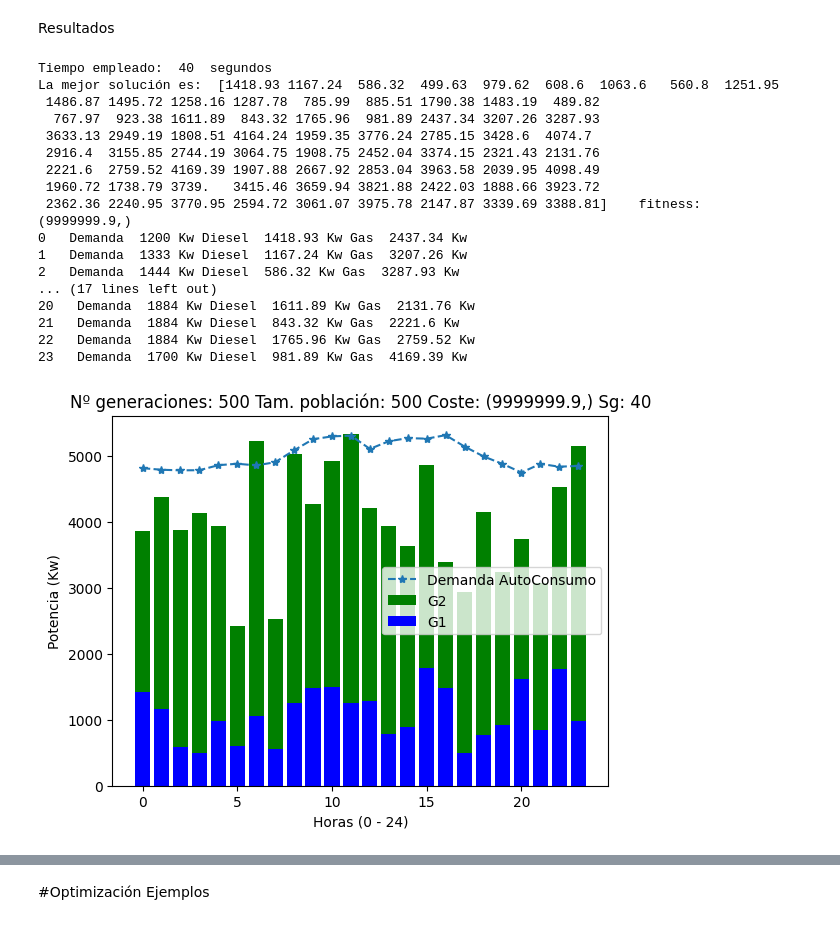
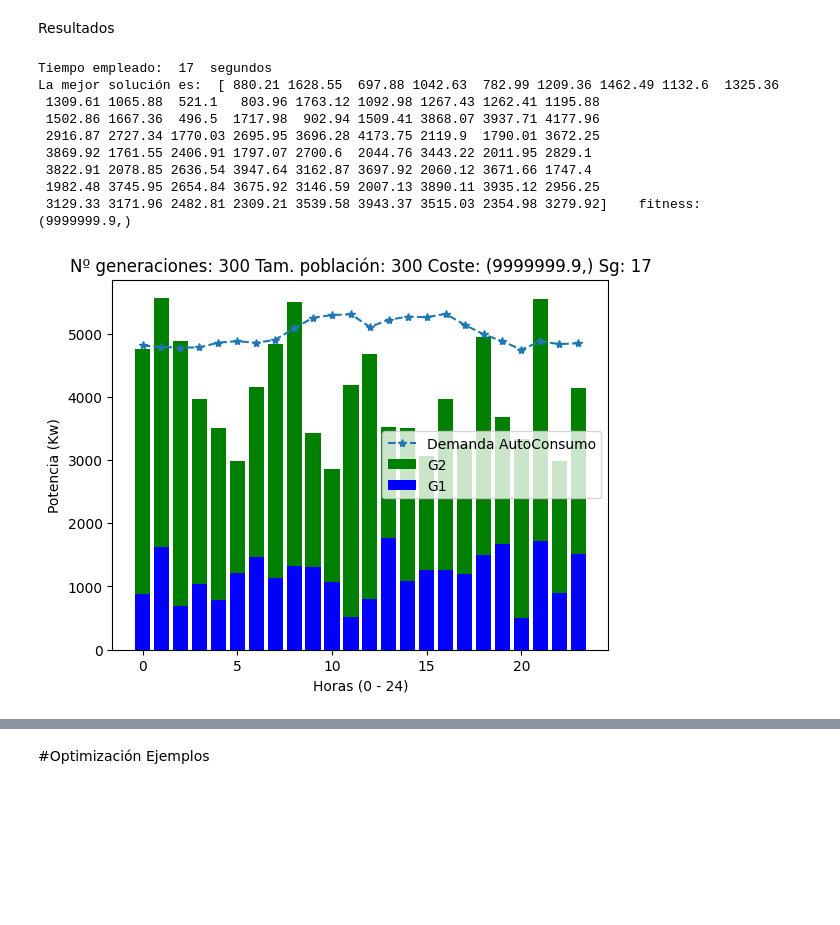
Before and after one commit to crisalex25/TFM_HydroMLGenerationOptimization, a Jupyter notebook: TFM_Optimización_de_la_generación.ipynb, the cells around one changed output, grey strips where cells are left out. Cells and saved outputs as stored; diff of their text form; code cells hidden in the pictures; blank space fills up the shorter version.

```diff
--- a/TFM_Optimización_de_la_generación.ipynb
+++ b/TFM_Optimización_de_la_generación.ipynb
@@ -43,8 +43,8 @@ numeroCromosomas=3
 numeroGenesPorCromosoma= int(numeroGenesTotal/numeroCromosomas)
 probCruce=0.7            #Probabilidad de cruce
 probMutacion=0.3         #Probabilidad de mutación
-num_generaciones= 500    #Numero de generaciones
-tamaño_poblacion = 500   #Tamaño de la población
+num_generaciones= 300    #Numero de generaciones
+tamaño_poblacion = 300   #Tamaño de la población
 penaliza=9999999.9
 
 P_min_G1=400.0    #Potencia mínima que puede producir el generador 1 Papallacta
@@ -69,11 +69,15 @@ Funciones Auxiliares
 
 #Función que obtiene el coste en € que correspondiente al generador diesel de producir una potencia determinada
 def getCosteDiesel(potencia):
-    return float((potencia) * 0.01)
+    return float((potencia) * 0.008)
 
 #Función que obtiene el coste en € que correspondiente al generador de gas de producir una potencia determinada
 def getCosteGas(potencia):
-    return float(potencia * 0.0085)
+    return float(potencia * 0.0025)
+
+#Función que obtiene el coste en € que correspondiente al generador de gas de producir una potencia determinada
+def getCosteG3(potencia):
+    return float(potencia * 0.0019)
 
 #Función que muestra un gráfico con los datos de las potencias contenidas en un individuo.
 def dibujarGrafico(individuo, demandaConsumoPorHoras, horas,tituloGrafico):
@@ -145,6 +149,14 @@ def individuoIsValid(x):
         if (diferencia > 0.0):
             return False
     return True
+
+    #Compruebo si el individuo satisface la demanda energética GC
+    for i in range(len(demandaConsumoPorHoras_GC)):
+        demandaAsatistacer_GC = float(demandaConsumoPorHoras_GC[i])
+        diferencia= demandaAsatistacer_GC - float(x[i+numeroGenesPorCromosoma*2])
+        if (diferencia > 0.0):
+            return False
+    return True
 # %% [markdown]
 FUnciones Auxiliares
 # %%
@@ -170,7 +182,7 @@ def crea_individuo():   # Creación de individuos iniciales
 
     #Formateo los valores del cromosoma a decimal con 2 decimales
     for i in range(0, numeroGenesPorCromosoma*3):
-        cromosoma[i] =     float("{:.2f}".format(cromosoma[i]))  #Doy formato al valor
+        cromosoma[i] = float("{:.2f}".format(cromosoma[i]))  #Doy formato al valor
 
     return cromosoma
 
@@ -188,7 +200,7 @@ def mutacion(individuo):
     random_pot = random.randint(0, int(abs(individuo[random_gen_a_modificar])))
 
     #Una vez que tengo la potencia a modificar y el gen que voy a modificar, decido aleatoriamente si voy a sumar o restar la potencia calculada
-    cromosoma_a_modificar = random.randint(0, 2)
+    cromosoma_a_modificar = random.randint(100, 200)
     if (cromosoma_a_modificar==0):
         individuo[random_gen_a_modificar]= individuo[random_gen_a_modificar] + float(random_pot)
     else:
@@ -200,7 +212,7 @@ def mutacion(individuo):
 
     #Formateo los valores del cromosoma a decimal con 2 decimales
     for i in range(0, numeroGenesPorCromosoma*3):
-        individuo[i] =     float("{:.2f}".format(individuo[i]))  #Doy formato al valor
+        individuo[i] = float("{:.2f}".format(individuo[i]))  #Doy formato al valor
 
     return individuo,
 
@@ -222,10 +234,15 @@ def fitness(x):
 
     #Coste del generador diesel
     costeGeneradorGas=0.0
-    for i in range(numeroGenesPorCromosoma,numeroGenesTotal):
+    for i in range(numeroGenesPorCromosoma,numeroGenesPorCromosoma*2):
         costeGeneradorGas=costeGeneradorGas + getCosteGas(x[i])
 
-    coste= costeGeneradorDiesel+ costeGeneradorGas
+    #Coste del generador diesel
+    costeGeneradorG3=0.0
+    for i in range(numeroGenesPorCromosoma*2,numeroGenesPorCromosoma*3):
+        costeGeneradorG3=costeGeneradorG3 + getCosteG3(x[i])
+
+    coste= costeGeneradorDiesel+ costeGeneradorGas + costeGeneradorG3
     coste= float("{:.2f}".format(coste))  #Doy formato al coste
 
     return coste,
@@ -278,34 +295,22 @@ Resultados
 # %%
 '''
     RESULTADOS
     ---------------------------------------------------------
 '''
 #Ejecuto funciones para mostrar el resultado de la ejecución
 print("Tiempo empleado: ", segundos ," segundos")
 print("La mejor solución es: ", pareto_new[0],"   fitness: " , fitness(pareto_new[0]))
 
-
-for i in range(len(demandaConsumoPorHoras_GC)):
-    print(i, "  Demanda ", demandaConsumoPorHoras_GC[i], "Kw Diesel " , pareto_new[0][i], "Kw Gas " , pareto_new[0][i+24],"Kw" )
-
 tituloGrafico= "Nº generaciones: "+ str(num_generaciones) + " Tam. población: "+ str(tamaño_poblacion) + " Coste: " +str(fitness(pareto_new[0]) )+" Sg: " + str(segundos)
-dibujarGrafico(pareto_new[0], demandaConsumoPorHoras_GC, horas,tituloGrafico)
+dibujarGrafico(pareto_new[0], demandaConsumoPorHoras_AC, horas,tituloGrafico)
 # %% [output]
-Tiempo empleado:  40  segundos
-La mejor solución es:  [1418.93 1167.24  586.32  499.63  979.62  608.6  1063.6   560.8  1251.95
- 1486.87 1495.72 1258.16 1287.78  785.99  885.51 1790.38 1483.19  489.82
-  767.97  923.38 1611.89  843.32 1765.96  981.89 2437.34 3207.26 3287.93
- 3633.13 2949.19 1808.51 4164.24 1959.35 3776.24 2785.15 3428.6  4074.7
- 2916.4  3155.85 2744.19 3064.75 1908.75 2452.04 3374.15 2321.43 2131.76
- 2221.6  2759.52 4169.39 1907.88 2667.92 2853.04 3963.58 2039.95 4098.49
- 1960.72 1738.79 3739.   3415.46 3659.94 3821.88 2422.03 1888.66 3923.72
- 2362.36 2240.95 3770.95 2594.72 3061.07 3975.78 2147.87 3339.69 3388.81]    fitness:  (9999999.9,)
-0   Demanda  1200 Kw Diesel  1418.93 Kw Gas  2437.34 Kw
-1   Demanda  1333 Kw Diesel  1167.24 Kw Gas  3207.26 Kw
-2   Demanda  1444 Kw Diesel  586.32 Kw Gas  3287.93 Kw
-... (17 lines left out)
-20   Demanda  1884 Kw Diesel  1611.89 Kw Gas  2131.76 Kw
-21   Demanda  1884 Kw Diesel  843.32 Kw Gas  2221.6 Kw
-22   Demanda  1884 Kw Diesel  1765.96 Kw Gas  2759.52 Kw
-23   Demanda  1700 Kw Diesel  981.89 Kw Gas  4169.39 Kw
+Tiempo empleado:  17  segundos
+La mejor solución es:  [ 880.21 1628.55  697.88 1042.63  782.99 1209.36 1462.49 1132.6  1325.36
+ 1309.61 1065.88  521.1   803.96 1763.12 1092.98 1267.43 1262.41 1195.88
+ 1502.86 1667.36  496.5  1717.98  902.94 1509.41 3868.07 3937.71 4177.96
+ 2916.87 2727.34 1770.03 2695.95 3696.28 4173.75 2119.9  1790.01 3672.25
+ 3869.92 1761.55 2406.91 1797.07 2700.6  2044.76 3443.22 2011.95 2829.1
+ 3822.91 2078.85 2636.54 3947.64 3162.87 3697.92 2060.12 3671.66 1747.4
+ 1982.48 3745.95 2654.84 3675.92 3146.59 2007.13 3890.11 3935.12 2956.25
+ 3129.33 3171.96 2482.81 2309.21 3539.58 3943.37 3515.03 2354.98 3279.92]    fitness:  (9999999.9,)
-[figure, old version]
+[figure, new version]
```
Also changed, not shown: parts of 3 cells of this notebook.
